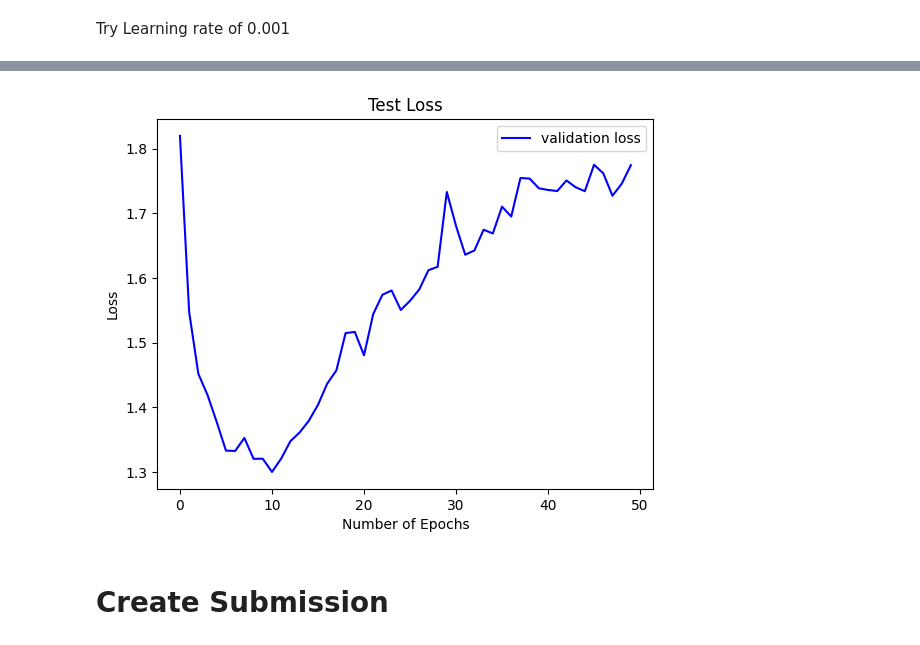
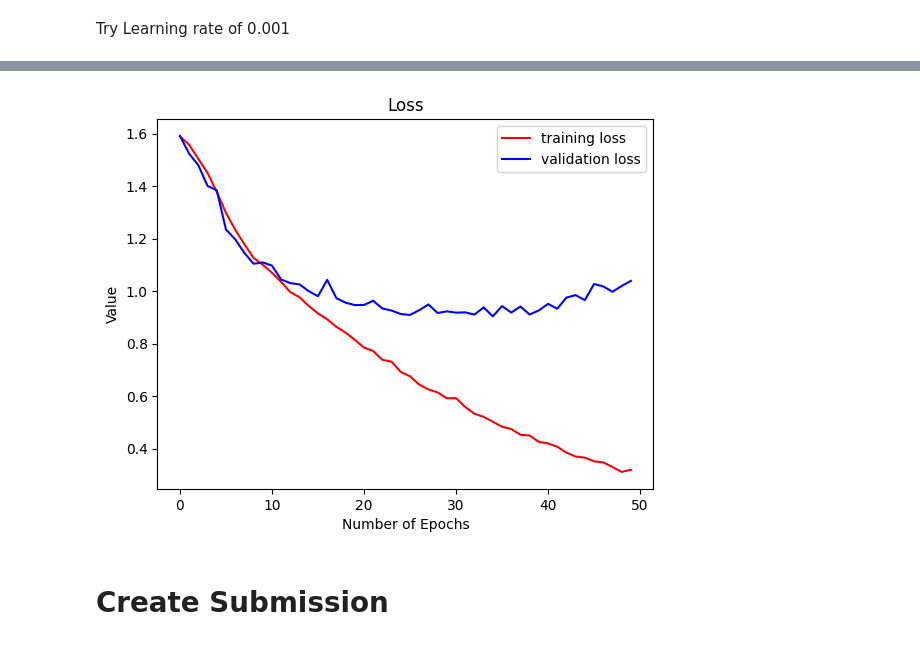
Before and after one commit to jasperfue/AIIM, a Jupyter notebook: notebook.ipynb, the cells around one changed output, grey strips where cells are left out. Cells and saved outputs as stored; diff of their text form; code cells hidden in the pictures.

```diff
--- a/notebook.ipynb
+++ b/notebook.ipynb
@@ -96,7 +96,7 @@ print("Num GPUs Available: ", len(tf.config.experimental.list_physical_devices('
 Num GPUs Available:  1
 # %%
 base_directory = '/kaggle/input/aiim-emotion-classification/aiim-emotion-classification/'
-batch_size = 32
+batch_size = 64
 epochs = 50
 # %%
 # Documentation: https://keras.io/api/data_loading/image/
@@ -127,11 +127,11 @@ Using 1366 files for validation.
 normalization_layer = tf.keras.layers.Rescaling(1./255)
 
 data_augmentation = tf.keras.Sequential([
-    # RandomFlip("horizontal"),
-    RandomRotation(0.01),
+    # RandomFlip("horizontal_and_vertical"),
+    RandomRotation(0.1),
     RandomZoom(height_factor=(0.1, 0.1), width_factor=(0.1, 0.1), fill_mode='constant', fill_value=0.0),
-    # RandomContrast(0.01),
-    # RandomBrightness(0.01)
+    # RandomContrast(0.001),
+    # RandomBrightness(0.001)
 ])
 validation_ds = validation_ds.map(lambda x, y: (normalization_layer(x), y))
 train_ds = train_ds.map(lambda x, y: (data_augmentation(normalization_layer(x), training=True), y))
@@ -182,12 +182,12 @@ model = Sequential([
 
     Conv2D(filters=128, kernel_size=(3,3), activation='relu'),
     MaxPooling2D(pool_size=(2,2)),
-    Conv2D(filters=256, kernel_size=(3,3), activation='relu'),
+    Conv2D(filters=128, kernel_size=(3,3), activation='relu'),
     MaxPooling2D(pool_size=(2,2)),
     Dropout(0.25),
 
     Flatten(),
-    Dense(1028, activation='relu', kernel_regularizer="l2"),
+    Dense(1028, activation='relu'),
     Dropout(0.5),
     Dense(5, activation='softmax')
 ])
@@ -214,7 +214,7 @@ _________________________________________________________________
 Try Learning rate of 0.001
 # %%
 # Define the optimizer
-initial_learning_rate = 0.0001
+initial_learning_rate = 0.00015
 lr_schedule = ExponentialDecay(initial_learning_rate, decay_steps=100000, decay_rate=0.96)
 
 optimizer = Adam(learning_rate=lr_schedule)
@@ -226,12 +226,12 @@ model.compile(loss=tf.keras.losses.CategoricalCrossentropy(),
               metrics=['accuracy'])
 
 # Callbacks
-early_stopping = EarlyStopping(monitor='val_loss', patience=5)
-reduce_lr = ReduceLROnPlateau(monitor='val_loss', factor=0.2, patience=3, min_lr=0.0001)
+early_stopping = EarlyStopping(monitor='val_accuracy', patience=6, restore_best_weights=True)
+reduce_lr = ReduceLROnPlateau(monitor='val_accuracy', factor=0.2, patience=3, min_lr=0.0001)
 
 
 
 # Training des Modells
-history = model.fit(train_ds, validation_data=validation_ds, epochs=epochs, batch_size=batch_size, callbacks=[reduce_lr])
+history = model.fit(train_ds, validation_data=validation_ds, epochs=epochs, batch_size=batch_size, callbacks=[reduce_lr, early_stopping])
 # %% [output]
 Epoch 1/50
@@ -292,13 +292,14 @@ weighted avg       0.66      0.66      0.65      1366
 # %%
 # Plot the loss and accuracy curves for training and validation
+plt.plot(history.history['loss'], color='r', label="training loss")
 plt.plot(history.history['val_loss'], color='b', label="validation loss")
-plt.title("Test Loss")
+plt.title("Loss")
 plt.xlabel("Number of Epochs")
-plt.ylabel("Loss")
+plt.ylabel("Value")
 plt.legend()
 plt.show()
 # %% [output]
-[figure, old version]
+[figure, new version]
 # %% [markdown]
 # Create Submission
 # %%
```
Also changed, not shown: parts of 5 cells of this notebook.
